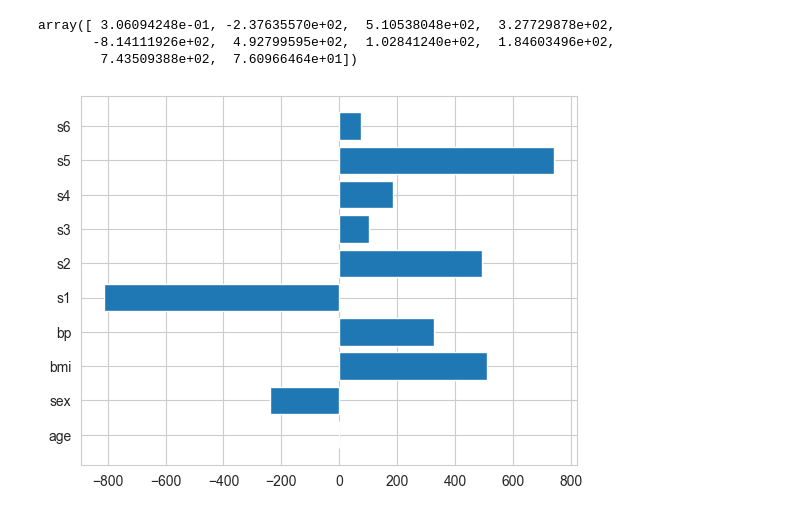
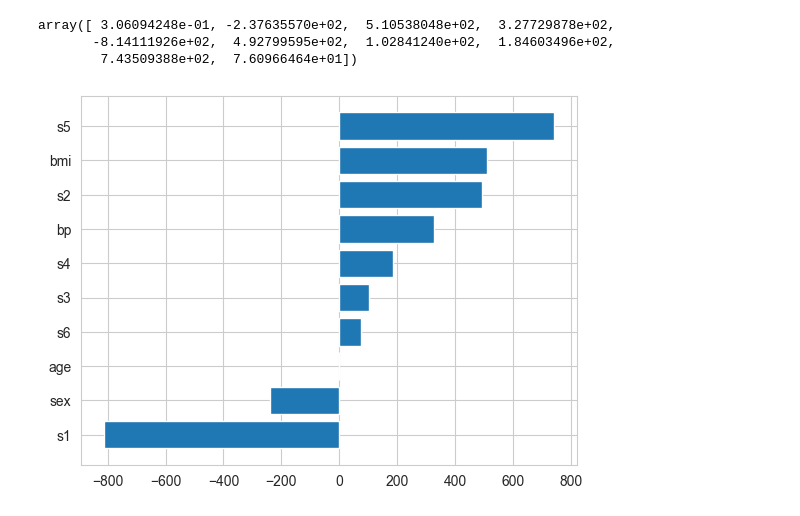
Before and after one commit to elecomexp/ONLINE_DS_THEBRIDGE_2024, a Jupyter notebook: 05_Machine_Learning/S12_Supervisados_I/U01_RegLineal_Regularizacion/Ejercicios_Workout/13_Ejercicios_Modelado_RL.ipynb, the cells around one changed output. Saved outputs shown, nothing was run; the diff lists cells and outputs as text; code cells hidden in the pictures.

```diff
--- a/05_Machine_Learning/S12_Supervisados_I/U01_RegLineal_Regularizacion/Ejercicios_Workout/13_Ejercicios_Modelado_RL.ipynb
+++ b/05_Machine_Learning/S12_Supervisados_I/U01_RegLineal_Regularizacion/Ejercicios_Workout/13_Ejercicios_Modelado_RL.ipynb
@@ -334,7 +361,10 @@ array([ 3.06094248e-01, -2.37635570e+02,  5.10538048e+02,  3.27729878e+02,
        -8.14111926e+02,  4.92799595e+02,  1.02841240e+02,  1.84603496e+02,
         7.43509388e+02,  7.60966464e+01])
 # %%
+coef_df = pd.DataFrame(lm.coef_,
+                       diabetes['feature_names'],
+                       columns=['Coefficient']).sort_values('Coefficient',ascending=True)
 plt.barh(coef_df.index, coef_df['Coefficient'].values)
 plt.show()
 # %% [output]
-[figure, old version]
+[figure, new version]
```
Also changed, not shown: parts of 14 cells of this notebook.
